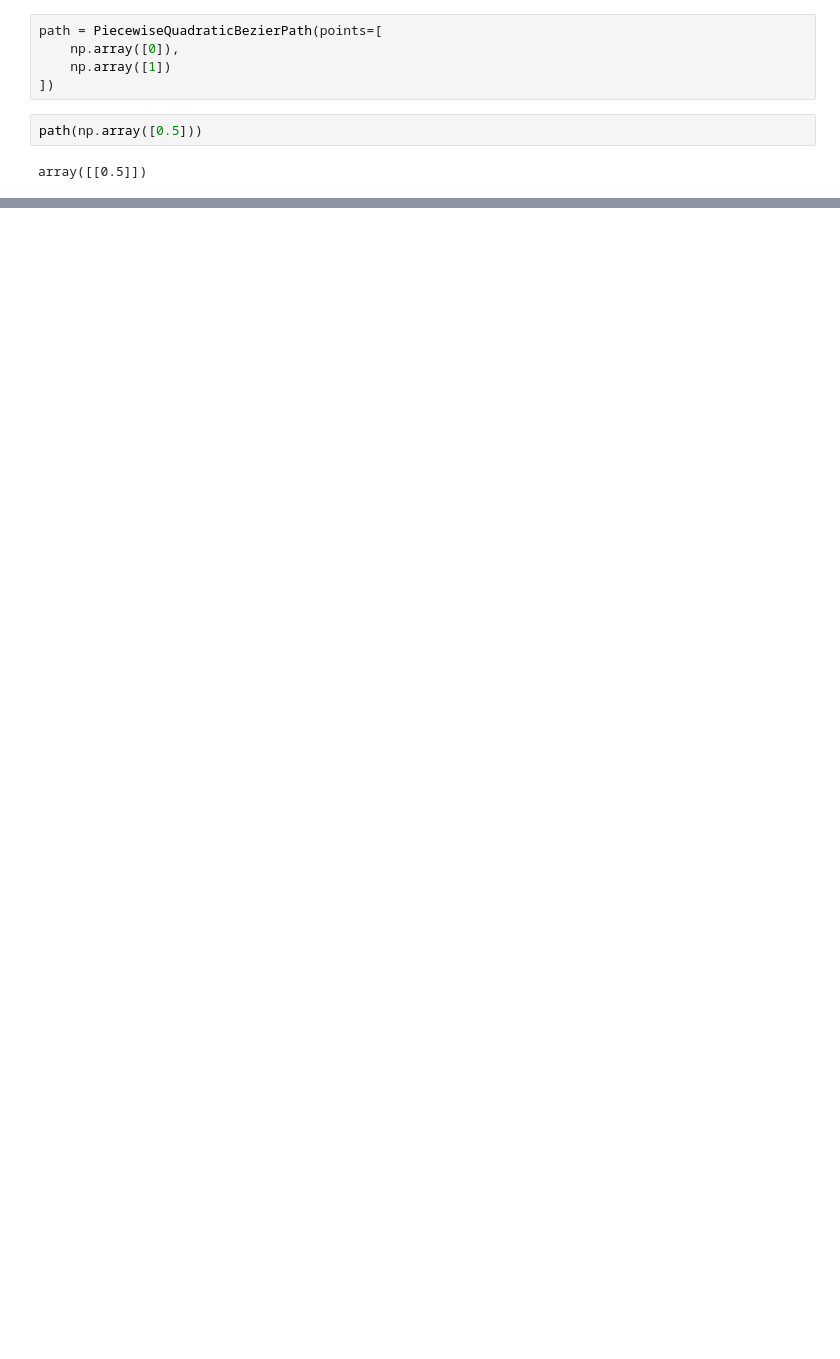
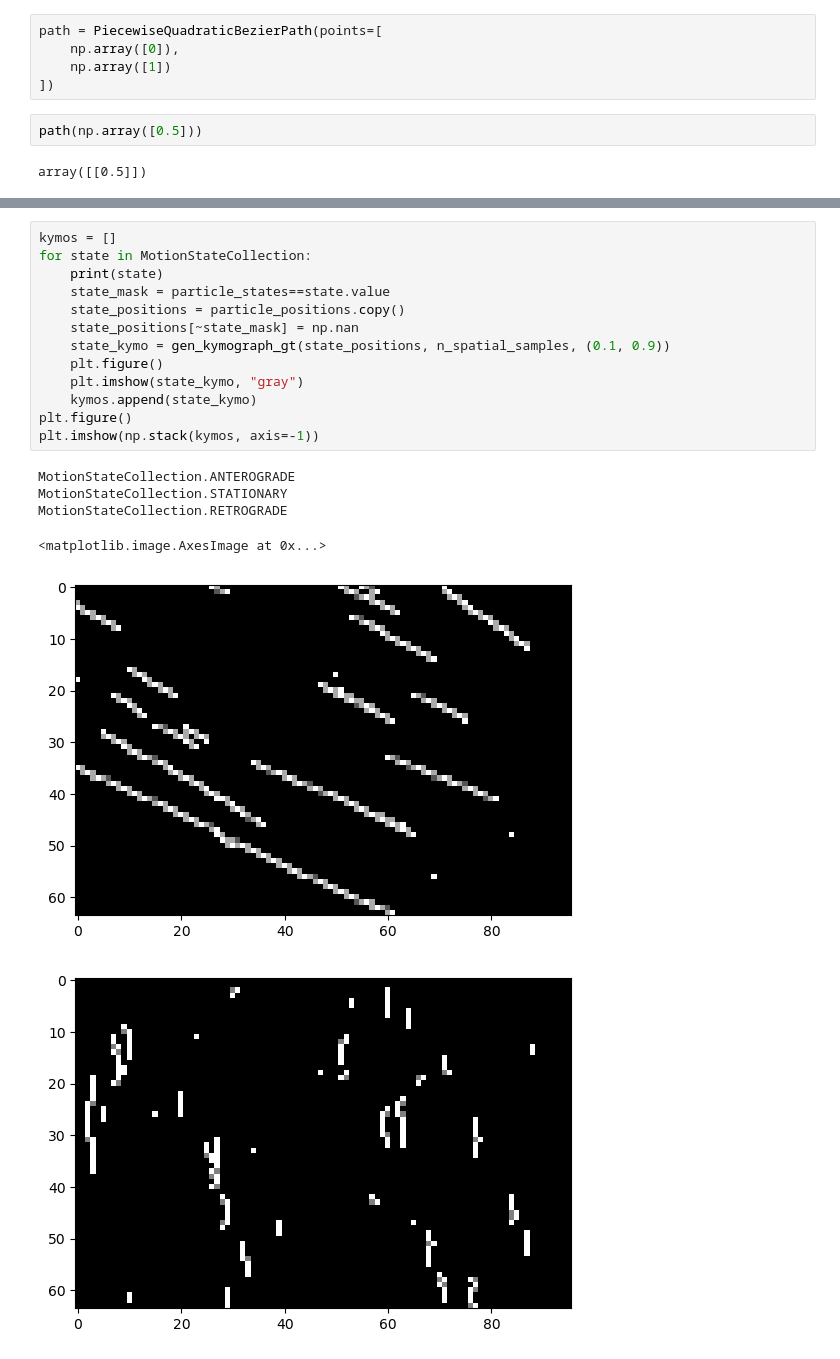
Before and after one commit to nobias-fht/kymograph-synthesis, a Jupyter notebook: src/kymograph_synthesis/experimental_draw_gt_kymo.ipynb, the cells around one changed output, grey strips where cells are left out. Cells and saved outputs as stored; diff of their text form; blank space fills up the shorter version.

Commit message:
feat: WIP generate ground truth kymo

```diff
--- a/src/kymograph_synthesis/experimental_draw_gt_kymo.ipynb
+++ b/src/kymograph_synthesis/experimental_draw_gt_kymo.ipynb
@@ -156,0 +189,20 @@ ax.set_aspect(1 / n_spatial_samples)
+# %%
+kymos = []
+for state in MotionStateCollection:
+    print(state)
+    state_mask = particle_states==state.value
+    state_positions = particle_positions.copy()
+    state_positions[~state_mask] = np.nan
+    state_kymo = gen_kymograph_gt(state_positions, n_spatial_samples, (0.1, 0.9))
+    plt.figure()
+    plt.imshow(state_kymo, "gray")
+    kymos.append(state_kymo)
+plt.figure()
+plt.imshow(np.stack(kymos, axis=-1))
+# %% [output]
+MotionStateCollection.ANTEROGRADE
+MotionStateCollection.STATIONARY
+MotionStateCollection.RETROGRADE
+<matplotlib.image.AxesImage at 0x...>
+[figure, added]
+[figure, added]
```
Also changed, not shown: parts of 14 cells of this notebook, 2 other files.
